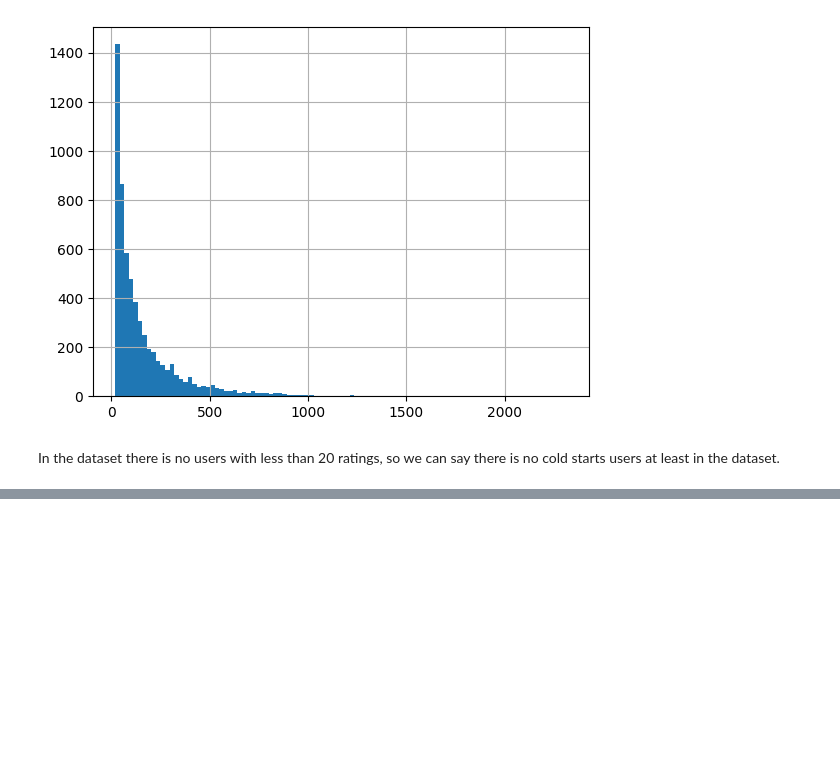
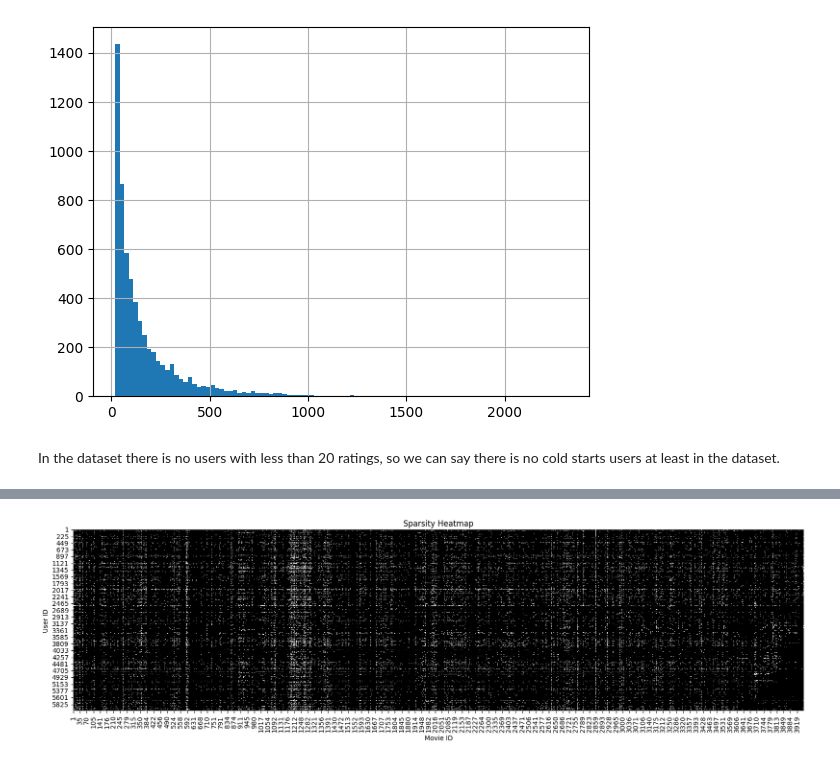
Before and after one commit to DaryaYu/aquarium, a Jupyter notebook: eda/EDA.ipynb, the cells around one changed output, grey strips where cells are left out. Cells and saved outputs as stored; diff of their text form; code cells hidden in the pictures; blank space fills up the shorter version.

```diff
--- a/eda/EDA.ipynb
+++ b/eda/EDA.ipynb
@@ -54,0 +63,10 @@ In the dataset there is no users with less than 20 ratings, so we can say there
+# %%
+ratings_matrix = ratings.pivot_table(
+    index='user_id',
+    columns='movie_id',
+    values='rating',
+    fill_value=0
+)
+
+print("Ratings matrix shape:", ratings_matrix.shape)
+ratings_matrix.head()
@@ -54,0 +89,9 @@ In the dataset there is no users with less than 20 ratings, so we can say there
+# %%
+plt.figure(figsize=(20, 5))
+sns.heatmap((ratings_matrix == 0), cbar=False, cmap="binary")
+plt.title("Sparsity Heatmap")
+plt.xlabel("Movie ID")
+plt.ylabel("User ID")
+plt.show()
+# %% [output]
+[figure, added]
```
Also changed, not shown: parts of 25 cells of this notebook, 12 other files.
